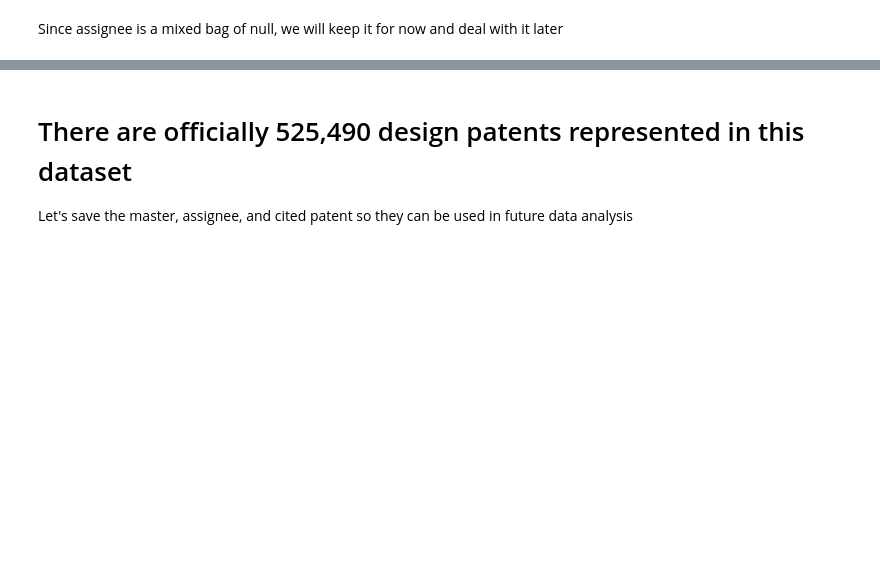
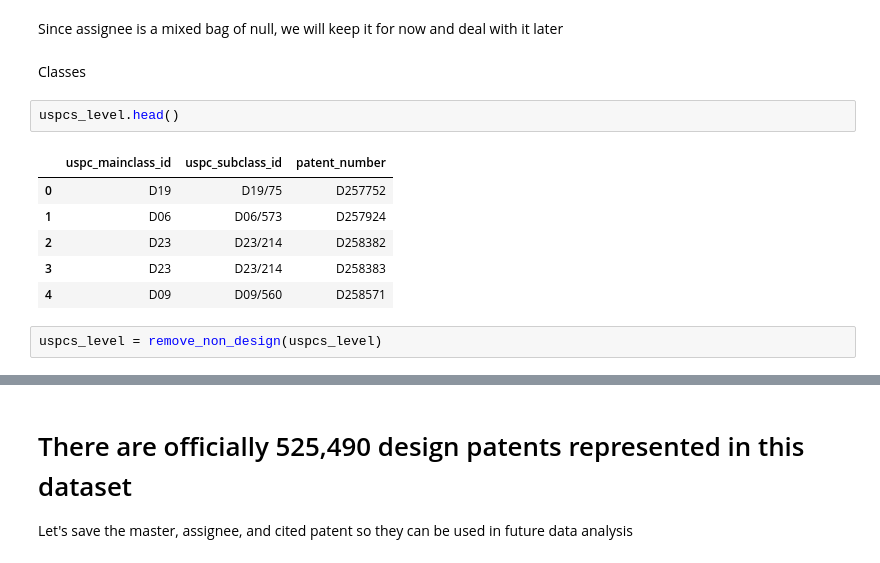
Before and after one commit to TieraLee/patents, a Jupyter notebook: Step 1 - Gather dataset.ipynb, the cells around one changed output, grey strips where cells are left out. Drawn from its saved outputs; the diff is of its cells as text; blank space fills up the shorter version.

```diff
--- a/Step 1 - Gather dataset.ipynb
+++ b/Step 1 - Gather dataset.ipynb
@@ -308,3 +317,16 @@ cited_patents_level.dropna(inplace=True)
 assignee_level.isnull().sum()
 # %% [markdown]
 Since assignee is a mixed bag of null, we will keep it for now and deal with it later
+# %% [markdown]
+Classes
+# %%
+uspcs_level.head()
+# %% [output]
+|  | uspc_mainclass_id | uspc_subclass_id | patent_number |
+| 0 | D19 | D19/75 | D257752 |
+| 1 | D06 | D06/573 | D257924 |
+| 2 | D23 | D23/214 | D258382 |
+| 3 | D23 | D23/214 | D258383 |
+| 4 | D09 | D09/560 | D258571 |
+# %%
+uspcs_level = remove_non_design(uspcs_level)
```
Also changed, not shown: parts of 11 cells of this notebook.
